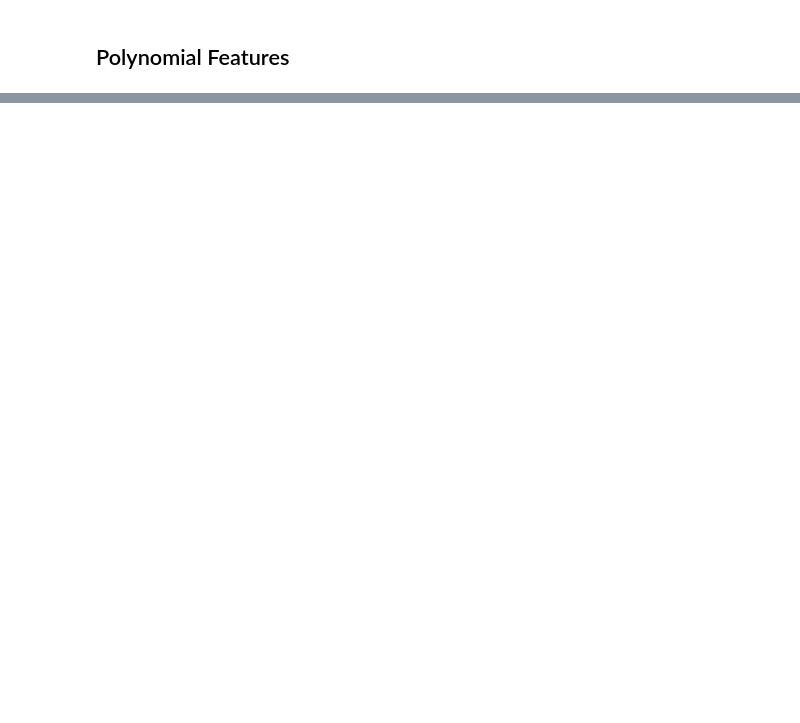
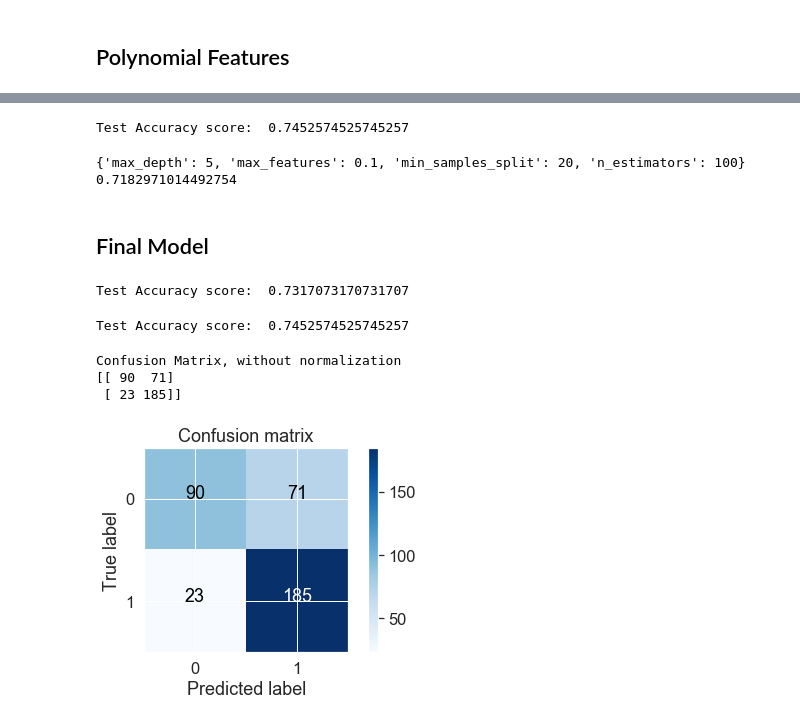
Before and after one commit to TaraRosen/Mod_3_Project, a Jupyter notebook: Module4Classification/ContraceptionClassification.ipynb, the cells around one changed output, grey strips where cells are left out. Cells and saved outputs as stored; diff of their text form; code cells hidden in the pictures; blank space fills up the shorter version.

```diff
--- a/Module4Classification/ContraceptionClassification.ipynb
+++ b/Module4Classification/ContraceptionClassification.ipynb
@@ -385,0 +602,59 @@ Testing F1 Score:  0.7818930041152262
+# %%
+# Random Forest
+rfc = RandomForestClassifier(random_state = 23, n_estimators=150, max_depth=6, criterion='gini', max_features=0.25)
+rfc.fit(X_train, y_train)
+
+rfc_pred = rfc.predict(X_test)
+
+# checking accuracy on the test data
+print('Test Accuracy score: ', accuracy_score(y_test, rfc_pred))
+# %% [output]
+Test Accuracy score:  0.7452574525745257
+# %%
+# Grid Search with cross-validation
+#create a dictionary of all the parameters you want to tune
+param_grid = {
+    'n_estimators': [100, 150, 200, 300],
+    'max_depth': [5,6,7,8],
+    'max_features': [0.01, 0.10, 0.15, 0.25, 0.30, 0.40],
+    'min_samples_split': [2,5,10,20]
+}
+# %%
+CV_rfc = GridSearchCV(rfc, param_grid, cv=5, n_jobs=3)
+CV_rfc.fit(X_train, y_train)
+print(CV_rfc.best_params_)
+print(CV_rfc.best_score_)
+# %% [output]
+{'max_depth': 5, 'max_features': 0.1, 'min_samples_split': 20, 'n_estimators': 100}
+0.7182971014492754
+# %% [markdown]
+## Final Model
+# %%
+CV_rfc_pred = CV_rfc.best_estimator_.predict(X_test)
+# checking accuracy on the test data
+print('Test Accuracy score: ', accuracy_score(y_test, CV_rfc_pred))
+# %% [output]
+Test Accuracy score:  0.7317073170731707
+# %%
+# Random Forest after Grids
+# rfc = RandomForestClassifier(random_state = 23, n_estimators=100, max_depth=5, criterion='gini', max_features=0.10)
+rfc.fit(X_train, y_train)
+
+rfc_pred = rfc.predict(X_test)
+
+# checking accuracy on the test data
+print('Test Accuracy score: ', accuracy_score(y_test, rfc_pred))
+# %% [output]
+Test Accuracy score:  0.7452574525745257
+# %%
+cm = confusion_matrix(y_test, rfc_pred)
+classes = ['0', '1']
+plot_confusion_matrix(cm, classes,
+                          normalize=False,
+                          title='Confusion matrix',
+                          cmap=plt.cm.Blues)
+# %% [output]
+Confusion Matrix, without normalization
+[[ 90  71]
+ [ 23 185]]
+[figure, added]
```
Also changed, not shown: parts of 48 cells of this notebook, 2 other files.
